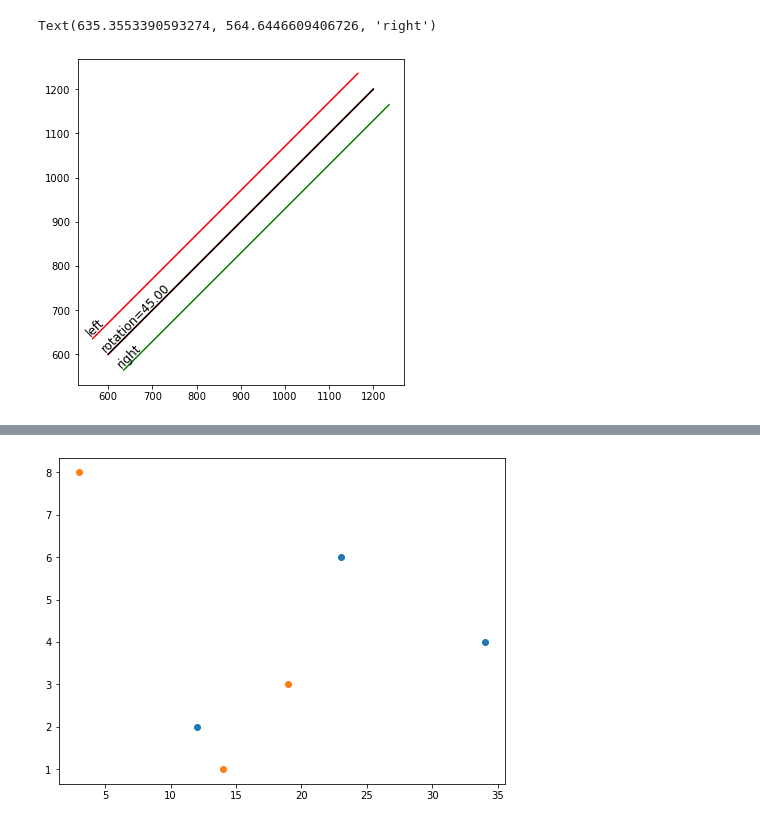
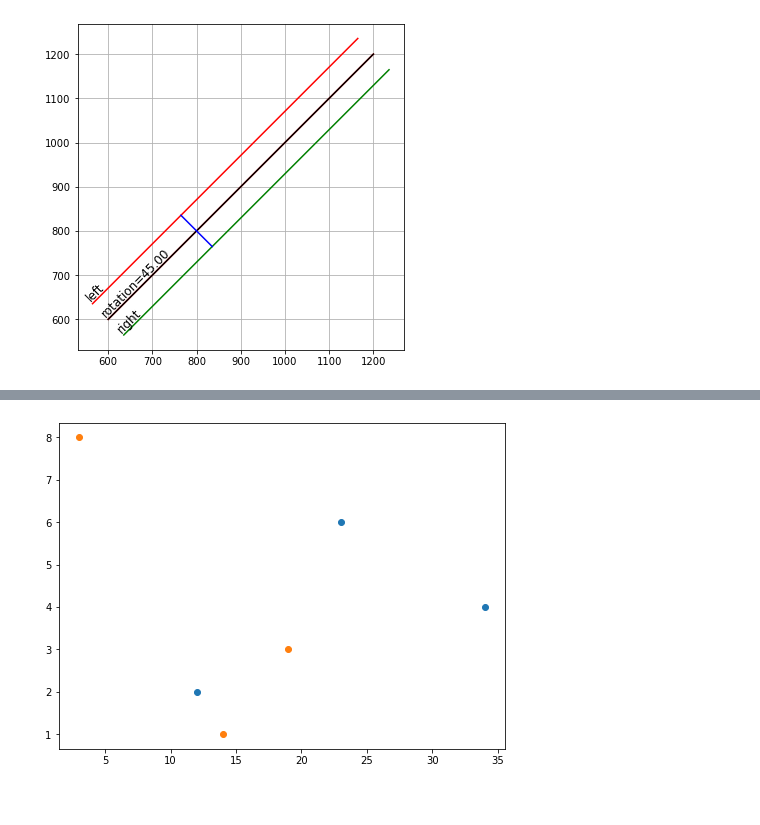
Before and after one commit to PBrockmann/StripesCounter, a Jupyter notebook: label_line.ipynb, the cells around one changed output, grey strips where cells are left out. Saved outputs shown, nothing was run; the diff lists cells and outputs as text; code cells hidden in the pictures.

```diff
--- a/label_line.ipynb
+++ b/label_line.ipynb
@@ -13,33 +15,41 @@ img = cv2.imread("BEL17-2-2_1.66x_milieu0001.png")
 # %%
 fig, ax = plt.subplots(1, 1, figsize=(8,6))
 
 ax.set_aspect('equal')
 
 x1 = 600
 y1 = 600
 x2 = 1200
 y2 = 1200
 line, = ax.plot([x1, x2], [y1, y2], c='r')
 
 # compute angle in raw data coordinates (no manual transforms)
 dy = y2 - y1
 dx = x2 - x1
 angle = np.rad2deg(np.arctan2(dy, dx))
 
 # annotate with transform_rotates_text to align text and line
 plt.text(x1, y1, 'rotation=%.2f'%angle, ha='left', va='bottom', fontsize=12,
          transform_rotates_text=True, rotation=angle, rotation_mode='anchor')
 
 line = LineString([(x1,y1), (x2,y2)])
 ax.plot(line.xy[0], line.xy[1], c='black')
+
 left = line.parallel_offset(50, 'left')
-right = line.parallel_offset(50, 'right')
+right0 = line.parallel_offset(50, 'right')
+right = LineString([right0.boundary.geoms[1], right0.boundary.geoms[0]])
+
 ax.plot(left.xy[0], left.xy[1], c='r')
 ax.plot(right.xy[0], right.xy[1], c='g')
 ax.text(left.boundary.geoms[0].xy[0][0], left.boundary.geoms[0].xy[1][0], 'left', ha='left', va='bottom', fontsize=12,
          transform_rotates_text=True, rotation=angle, rotation_mode='anchor', clip_on=True)
-ax.text(right.boundary.geoms[1].xy[0][0], right.boundary.geoms[1].xy[1][0], 'right', ha='left', va='bottom', fontsize=12,
+ax.text(right.boundary.geoms[0].xy[0][0], right.boundary.geoms[0].xy[1][0], 'right', ha='left', va='bottom', fontsize=12,
          transform_rotates_text=True, rotation=angle, rotation_mode='anchor', clip_on=True)
+
+c = Point(800,800)
+a = left.interpolate(line.project(c))
+b = right.interpolate(line.project(c))
+ax.plot(a.coords[0], b.coords[0], c='b')
+ax.grid()
 # %% [output]
-Text(635.3553390593274, 564.6446609406726, 'right')
-[figure, old version]
+[figure, new version]
```
Also changed, not shown: parts of 6 cells of this notebook, 1 other file.
